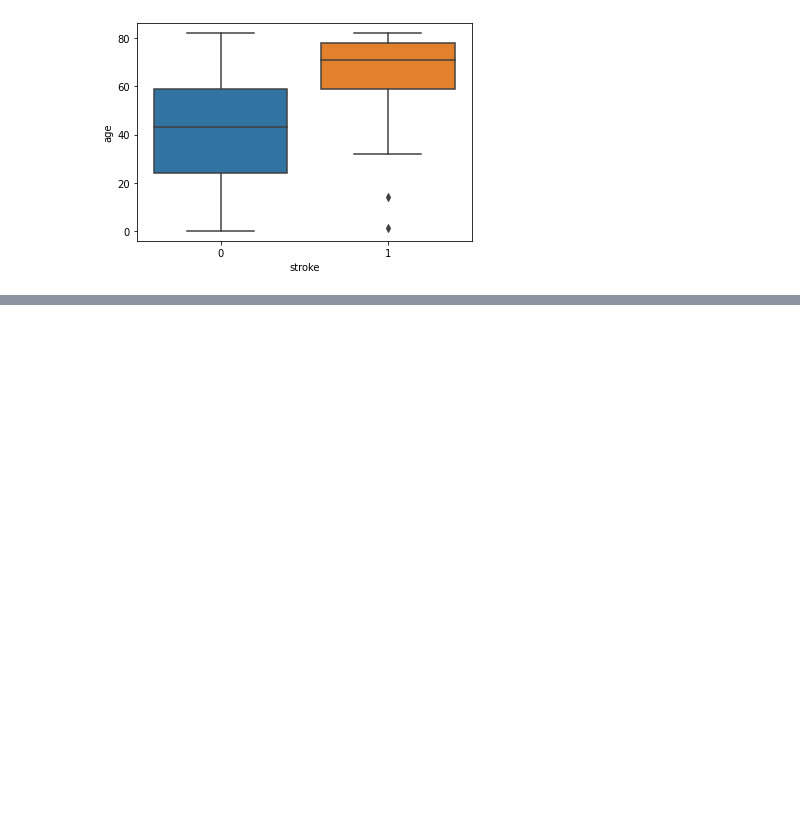
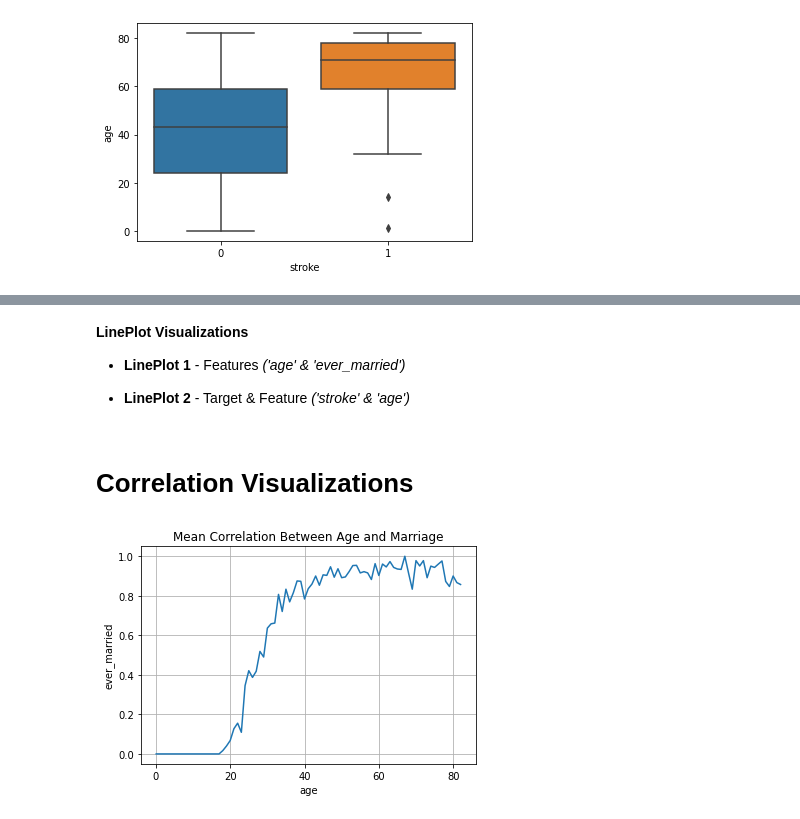
Before and after one commit to norgel/Analysis-of-Stroke-Patients, a Jupyter notebook: Patient_Analysis_of_Stroke_Pre_Post_Assessment.ipynb, the cells around one changed output, grey strips where cells are left out. Saved outputs shown, nothing was run; the diff lists cells and outputs as text; code cells hidden in the pictures; blank space fills up the shorter version.

```diff
--- a/Patient_Analysis_of_Stroke_Pre_Post_Assessment.ipynb
+++ b/Patient_Analysis_of_Stroke_Pre_Post_Assessment.ipynb
@@ -575,0 +594,14 @@ sns.boxplot(x='stroke', y='age', data=df_ml);
+# %% [markdown]
+**LinePlot Visualizations**
+
+- **LinePlot 1** - Features *('age' & 'ever_married')*
+
+- **LinePlot 2** - Target & Feature *('stroke' & 'age')*
+# %% [markdown]
+# **Correlation Visualizations**
+# %%
+sns.lineplot(data=df_ml, x='age', y='ever_married', ci=None)
+plt.title('Mean Correlation Between Age and Marriage')
+plt.grid();
+# %% [output]
+[figure, added]
```
Also changed, not shown: parts of 9 cells of this notebook.
